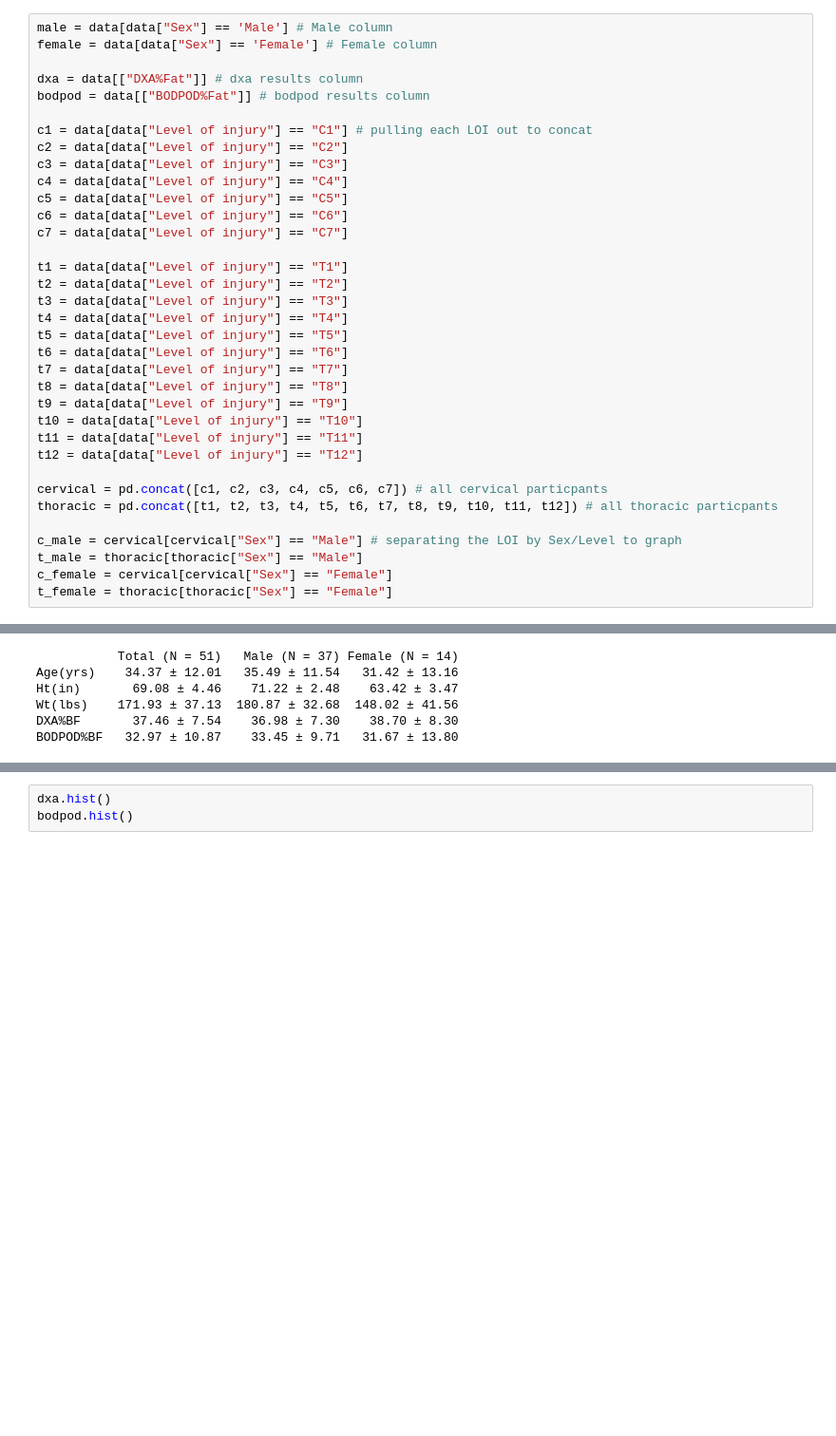
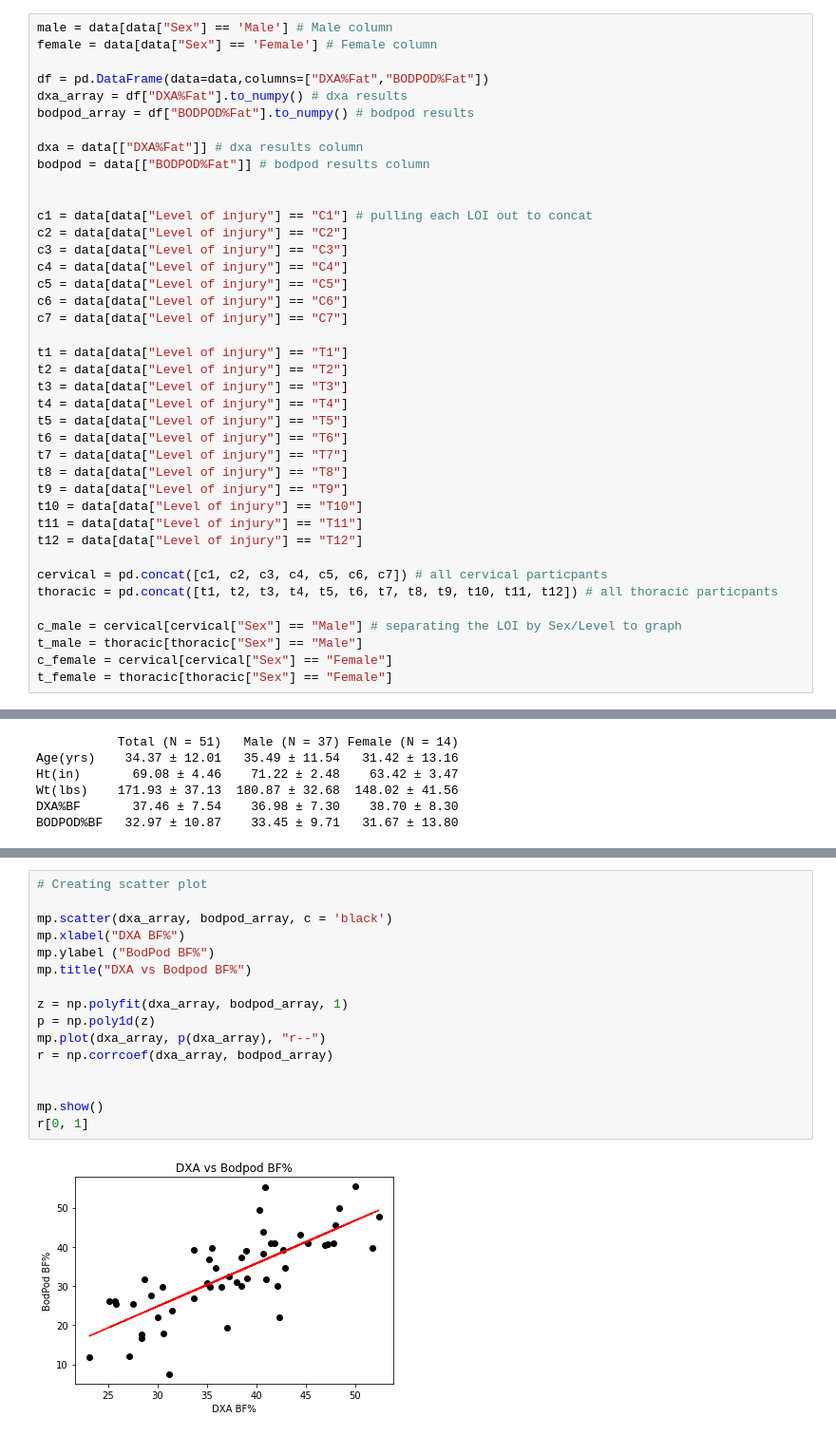
Before and after one commit to mdlove02/PythonDataAnalysis, a Jupyter notebook: BodyCompData.ipynb, the cells around one changed output, grey strips where cells are left out. Shown at 95% size. Drawn from its saved outputs; the diff is of its cells as text; blank space fills up the shorter version.

```diff
--- a/BodyCompData.ipynb
+++ b/BodyCompData.ipynb
@@ -18,8 +18,13 @@ data.head(5)
 male = data[data["Sex"] == 'Male'] # Male column
 female = data[data["Sex"] == 'Female'] # Female column
 
+df = pd.DataFrame(data=data,columns=["DXA%Fat","BODPOD%Fat"])
+dxa_array = df["DXA%Fat"].to_numpy() # dxa results
+bodpod_array = df["BODPOD%Fat"].to_numpy() # bodpod results
+
 dxa = data[["DXA%Fat"]] # dxa results column
 bodpod = data[["BODPOD%Fat"]] # bodpod results column
+
 
 c1 = data[data["Level of injury"] == "C1"] # pulling each LOI out to concat
 c2 = data[data["Level of injury"] == "C2"]
@@ -121,4 +118,18 @@ mp.show()
 # %%
-dxa.hist()
-bodpod.hist()
+# Creating scatter plot
+
+mp.scatter(dxa_array, bodpod_array, c = 'black')
+mp.xlabel("DXA BF%")
+mp.ylabel ("BodPod BF%")
+mp.title("DXA vs Bodpod BF%")
+
+z = np.polyfit(dxa_array, bodpod_array, 1)
+p = np.poly1d(z)
+mp.plot(dxa_array, p(dxa_array), "r--")
+r = np.corrcoef(dxa_array, bodpod_array)
+
+
+mp.show()
+r[0, 1]
 # %% [output]
+[figure, new version]
```
Also changed, not shown: parts of 3 cells of this notebook.
